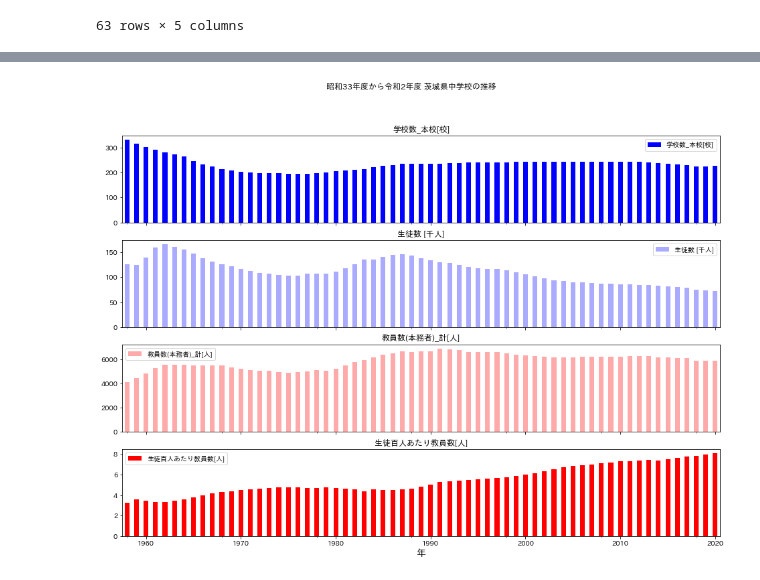
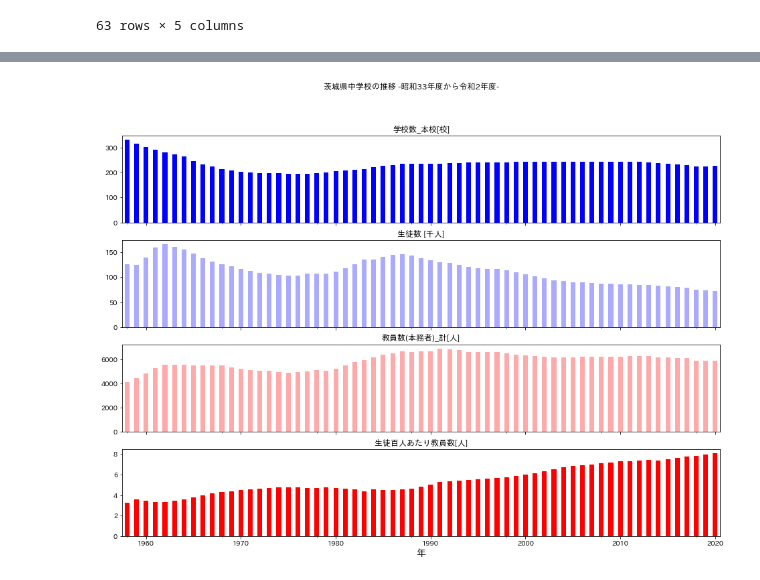
Before and after one commit to sa-ishi/Ibaraki-School-data, a Jupyter notebook: ibaraki_chuugaku.ipynb, the cells around one changed output, grey strips where cells are left out. Cells and saved outputs as stored; diff of their text form; code cells hidden in the pictures.

```diff
--- a/ibaraki_chuugaku.ipynb
+++ b/ibaraki_chuugaku.ipynb
@@ -1,11 +1,11 @@
 # %%
-## 学校数等の推移（中学校）
+## 学校数等の推移（中学校）: Junior High School data in prefecture Ibaraki
 ### https://www.pref.ibaraki.jp/kikaku/joho/it/opendata/od-05/010700_20190204_30gakkou.html
 ### 使用ファイル　：010700_20210226_nenji1-chu.csv
 
 import pandas as pd
 
-df = pd.read_csv('010700_20210226_nenji1-chu.csv',thousands=',', encoding="shift-jis")
+df = pd.read_csv('data/010700_20210226_nenji1-chu.csv',thousands=',', encoding="shift-jis")
 df
 # %% [output]
 |  | 区分（中学校(公立・私立)） | 学校数_本校[校] | 学校数_分校[校] | 学校数_中高一貫教育校(再掲)_併設型[校] | 学校数_中高一貫教育校(再掲)_連携型[校] | 学級数[学級] | 生徒数_計[人] | ... |
@@ -48,14 +63,14 @@ tyuugaku
 # %%
 %matplotlib inline
 import matplotlib.pyplot as plt
 import japanize_matplotlib
 xlabels = np.arange(1960, 1958+63, 10)
 cmap='bwr'
 tyuugaku.plot(figsize=(16,11), sharex=True,  subplots=True, kind='bar', x = 'year',
-              cmap=cmap, title="昭和33年度から令和2年度 茨城県中学校の推移",legend=True)
+              cmap=cmap, title="茨城県中学校の推移 -昭和33年度から令和2年度-",legend=False)
 plt.xlabel('年', fontsize=14)
 plt.xticks([2,12,22,32,42,52,62], xlabels, rotation='0')
 plt.savefig("graph/茨城中学校数の推移" + cmap +".png")
 plt.show()
 # %% [output]
-[figure, old version]
+[figure, new version]
```
Also changed, not shown: parts of 12 cells of this notebook.
